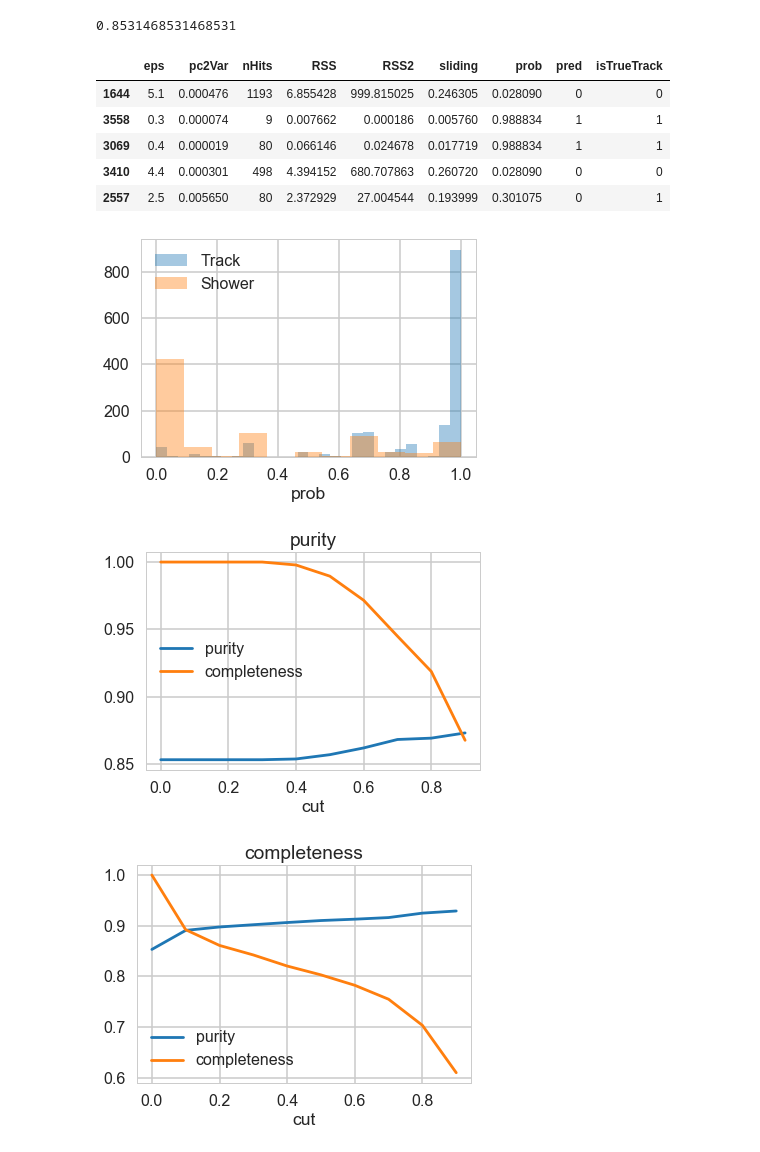
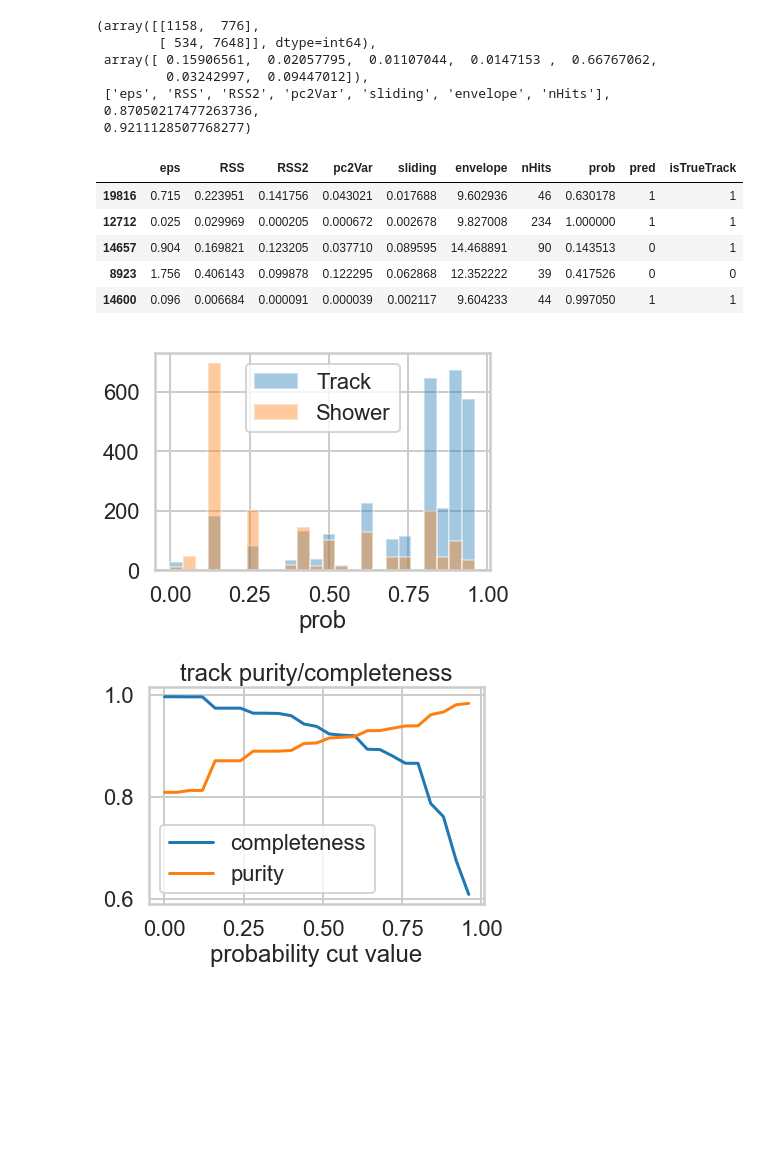
Before and after one commit to daanyaal1/Pandora-Masters-Project, a Jupyter notebook: Code/graphs.ipynb, the cells around one changed output. Saved outputs shown, nothing was run; the diff lists cells and outputs as text; code cells hidden in the pictures; blank space fills up the shorter version.

```diff
--- a/Code/graphs.ipynb
+++ b/Code/graphs.ipynb
@@ -11,4 +13,6 @@ warnings.filterwarnings('ignore')
 # %%
-df = pd.read_csv('../BNB_nue data/nue_and_mu.csv', index_col=0)
+df = pd.read_csv('../BNB_nue data/big_data_nue_and_mu_scaledVars.csv', index_col=0)
+df = df.dropna()
 df.head()
-df = df.dropna()
+len(df)
+#len(df[df['isTrueTrack']==0])
@@ -15,5 +21,6 @@ df = df.dropna()
 # %%
-variables = ['eps', 'pc2Var', 'nHits', 'RSS', 'RSS2', 'sliding']
+
+variables = ['eps','RSS', 'RSS2', 'pc2Var', 'sliding', 'envelope']
 # %%
 df_cut = df.loc[(df['completeness']>0) & (df['purity']>0) & (df['nHits']>0)]
 len(df_cut)
@@ -28,10 +41,13 @@ fig, axarr = plt.subplots(length, width, figsize=(20,10))
 plt.gcf().subplots_adjust(bottom=-0.8)
 count=0
 for i in range(len(variables)):
-    sns.distplot(df_cut[df_cut.isTrueTrack == 1][variables[i]], label='Track', kde=False, norm_hist=True, ax=axarr[i%length][count%width])
-    sns.distplot(df_cut[df_cut.isTrueTrack == 0][variables[i]], label = 'Shower', kde=False, norm_hist=True, ax=axarr[i%length][count%width])
+    bins = np.arange(min(df_cut[variables[i]]), max(df_cut[variables[i]]),(max(df_cut[variables[i]]) - min(df_cut[variables[i]]))/50)
+    sns.distplot(df_cut[df_cut.isTrueTrack == 1][variables[i]],bins=bins, label='Track',kde=False, norm_hist=True, ax=axarr[i%length][count%width])
+    sns.distplot(df_cut[df_cut.isTrueTrack == 0][variables[i]], bins= bins, label = 'Shower', kde=False, norm_hist=True, ax=axarr[i%length][count%width])
     plt.legend()
     axarr[i%length][count%width].legend()
+    #axarr[i%length][count%width].set_yscale('log')
+    #axarr[i%length][count%width].set_xscale('log')
     count+=1
     plt.close()
     #plt.show()
@@ -66,15 +75,23 @@ df.head()
 # %%
-train_variables =['eps', 'pc2Var', 'nHits', 'RSS','RSS2', 'sliding']
-X_train, X_test, y_train, y_test = train_test_split(df[train_variables], df['isTrueTrack'], test_size=0.5, random_state=42)
+train_variables = variables + ['nHits']
+X_train, X_test, y_train, y_test = train_test_split(df_cut[train_variables], df_cut['isTrueTrack'], test_size=0.5, random_state=42)
 # %%
 clf=DecisionTreeClassifier(max_depth=6)
+#clf = GradientBoostingClassifier()
 clf = clf.fit(X_train, y_train )
 y_pred = clf.predict(X_test)
 prob = [clf.predict_proba(X_test)[i][1] for i in range(len(X_test))]
-accuracy_score(y_test, y_pred)
-#clf.feature_importances_
+
+
+confusion_matrix(y_test, y_pred), clf.feature_importances_, train_variables, accuracy_score(y_test, y_pred), f1_score(y_test, y_pred)
 # %% [output]
-0.8531468531468531
+(array([[1158,  776],
+        [ 534, 7648]], dtype=int64),
+ array([ 0.15906561,  0.02057795,  0.01107044,  0.0147153 ,  0.66767062,
+         0.03242997,  0.09447012]),
+ ['eps', 'RSS', 'RSS2', 'pc2Var', 'sliding', 'envelope', 'nHits'],
+ 0.87050217477263736,
+ 0.9211128507768277)
 # %%
 X_test['prob']=prob
 X_test['pred']=y_pred
@@ -82,16 +99,16 @@ X_test['isTrueTrack']=y_test
 # %%
 X_test.head()
 # %% [output]
-|  | eps | pc2Var | nHits | RSS | RSS2 | sliding | prob | pred | isTrueTrack |
-| 1644 | 5.1 | 0.000476 | 1193 | 6.855428 | 999.815025 | 0.246305 | 0.028090 | 0 | 0 |
-| 3558 | 0.3 | 0.000074 | 9 | 0.007662 | 0.000186 | 0.005760 | 0.988834 | 1 | 1 |
-| 3069 | 0.4 | 0.000019 | 80 | 0.066146 | 0.024678 | 0.017719 | 0.988834 | 1 | 1 |
-| 3410 | 4.4 | 0.000301 | 498 | 4.394152 | 680.707863 | 0.260720 | 0.028090 | 0 | 0 |
-| 2557 | 2.5 | 0.005650 | 80 | 2.372929 | 27.004544 | 0.193999 | 0.301075 | 0 | 1 |
+|  | eps | RSS | RSS2 | pc2Var | sliding | envelope | nHits | prob | pred | isTrueTrack |
+| 19816 | 0.715 | 0.223951 | 0.141756 | 0.043021 | 0.017688 | 9.602936 | 46 | 0.630178 | 1 | 1 |
+| 12712 | 0.025 | 0.029969 | 0.000205 | 0.000672 | 0.002678 | 9.827008 | 234 | 1.000000 | 1 | 1 |
+| 14657 | 0.904 | 0.169821 | 0.123205 | 0.037710 | 0.089595 | 14.468891 | 90 | 0.143513 | 0 | 1 |
+| 8923 | 1.756 | 0.406143 | 0.099878 | 0.122295 | 0.062868 | 12.352222 | 39 | 0.417526 | 0 | 0 |
+| 14600 | 0.096 | 0.006684 | 0.000091 | 0.000039 | 0.002117 | 9.604233 | 44 | 0.997050 | 1 | 1 |
 # %%
-sns.distplot(X_test.loc[X_test['isTrueTrack']==1].prob,label='Track', kde=False)
-sns.distplot(X_test.loc[X_test['isTrueTrack']==0].prob, label='Shower', kde=False)
+sns.distplot(X_test.loc[X_test['isTrueTrack']==1].prob,label='Track', kde=False, bins= np.arange(0,1,0.04))
+sns.distplot(X_test.loc[X_test['isTrueTrack']==0].prob, label='Shower', kde=False, bins= np.arange(0,1,0.04))
 plt.legend()
 plt.show()
 # %% [output]
-[figure, old version]
+[figure, new version]
@@ -109,10 +139,9 @@ for i in cut_value:
 # %%
-plt.figure()
-plt.plot(cut_value, accList, label='purity')
-plt.plot(cut_value, compList, label= 'completeness')
-plt.legend()
-plt.title('purity')
-plt.xlabel('cut')
+plt.plot(values, track_completeness, label = 'completeness' )
+plt.plot(values, track_purity, label = 'purity')
+plt.legend(loc = 'best')
+plt.title('track purity/completeness')
+plt.xlabel('probability cut value')
 plt.show()
 # %% [output]
-[figure, old version]
+[figure, new version]
@@ -130,10 +147,0 @@ for i in cut_value:
-# %%
-plt.figure()
-plt.plot(cut_value, accList, label = 'purity')
-plt.plot(cut_value, compList, label = 'completeness')
-plt.legend()
-plt.title('completeness')
-plt.xlabel('cut')
-plt.show()
-# %% [output]
-[figure, removed]
```
Also changed, not shown: parts of 12 cells of this notebook, 1 other file.
